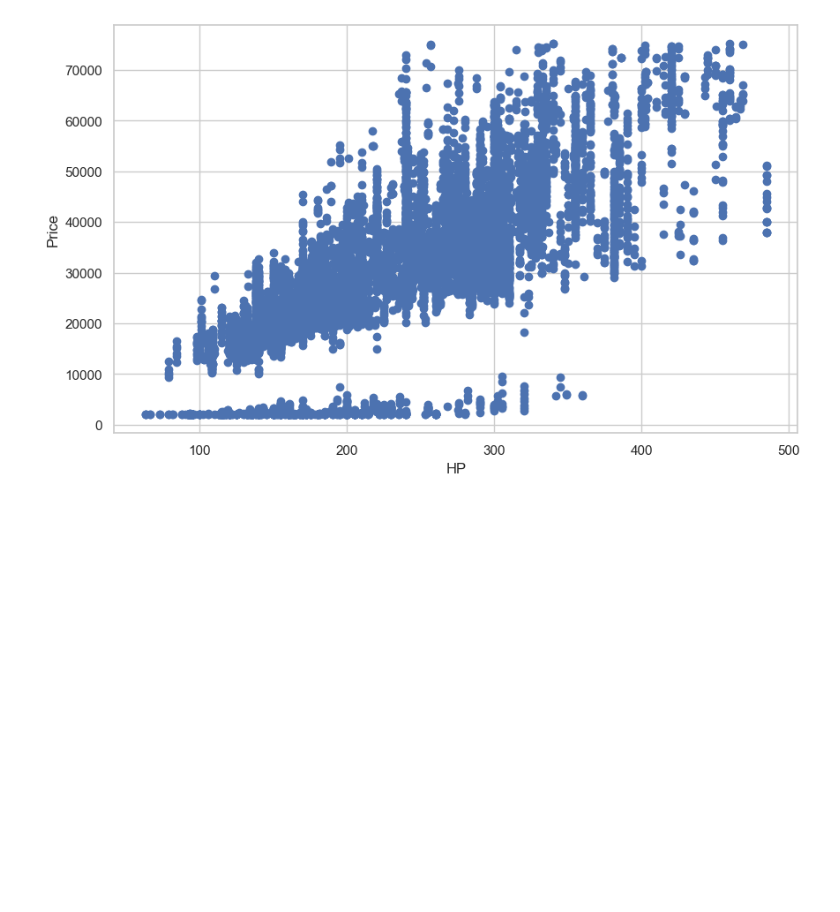
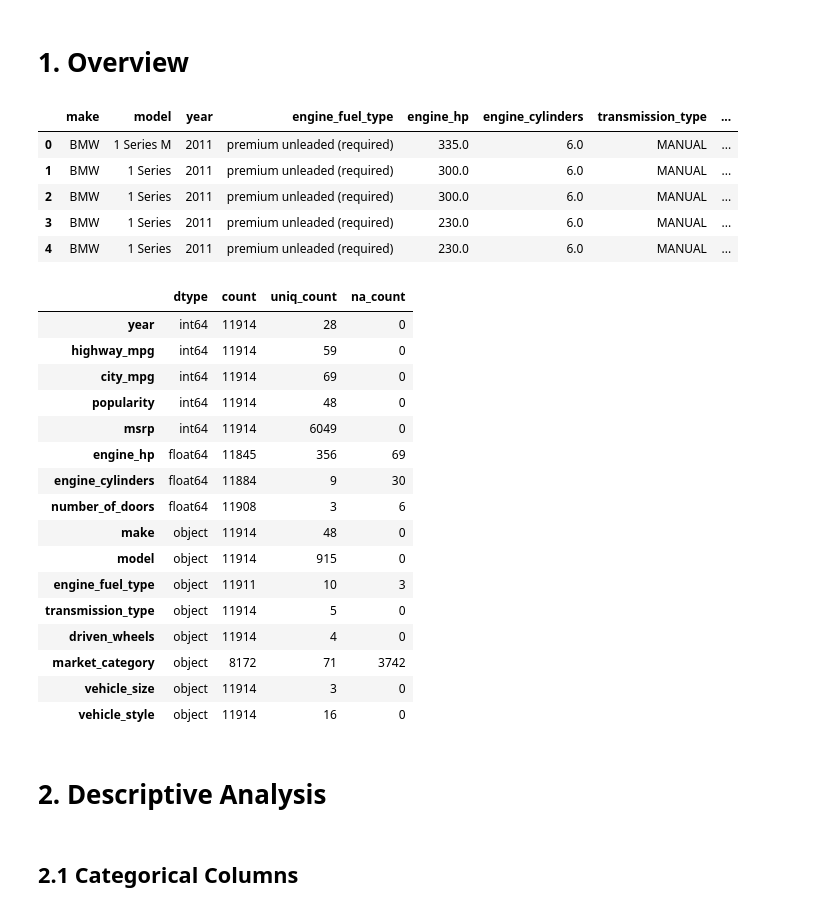
Before and after one commit to vncats/pylab, a Jupyter notebook: demo.ipynb, the cells around one changed output. Drawn from its saved outputs; the diff is of its cells as text; code cells hidden in the pictures; blank space fills up the shorter version.

```diff
--- a/demo.ipynb
+++ b/demo.ipynb
@@ -252,8 +1,55 @@ c
-# %%
-fig, ax = plt.subplots(figsize=(10,6))
-ax.scatter(df_nums['HP'], df_nums['Price'])
-ax.set_xlabel('HP')
-ax.set_ylabel('Price')
-plt.show()
-# %% [output]
-[figure, removed]
+# %% [markdown]
+# 1. Overview
+# %%
+import pandas as pd
+import matplotlib.pyplot as plt
+import seaborn as sns
+
+df = pd.read_csv("data.csv")
+# Normalize column names to snake_case
+df.columns = (
+    df.columns
+      .str.strip()
+      .str.replace(r'([a-z0-9])([A-Z])', r'\1_\2', regex=True)
+      .str.replace(r'[^0-9a-zA-Z]+', '_', regex=True)
+      .str.strip('_')
+      .str.lower()
+)
+df.head(5)
+# %% [output]
+|  | make | model | year | engine_fuel_type | engine_hp | engine_cylinders | transmission_type | ... |
+| 0 | BMW | 1 Series M | 2011 | premium unleaded (required) | 335.0 | 6.0 | MANUAL | ... |
+| 1 | BMW | 1 Series | 2011 | premium unleaded (required) | 300.0 | 6.0 | MANUAL | ... |
+| 2 | BMW | 1 Series | 2011 | premium unleaded (required) | 300.0 | 6.0 | MANUAL | ... |
+| 3 | BMW | 1 Series | 2011 | premium unleaded (required) | 230.0 | 6.0 | MANUAL | ... |
+| 4 | BMW | 1 Series | 2011 | premium unleaded (required) | 230.0 | 6.0 | MANUAL | ... |
+# %%
+spec = pd.DataFrame(df.dtypes)
+spec = spec.rename(columns={0: "dtype"})
+spec["count"]=df.count()
+spec["uniq_count"]=df.nunique()
+spec["na_count"]=df.isnull().sum()
+spec = spec.sort_values(by="dtype")
+spec
+# %% [output]
+|  | dtype | count | uniq_count | na_count |
+| year | int64 | 11914 | 28 | 0 |
+| highway_mpg | int64 | 11914 | 59 | 0 |
+| city_mpg | int64 | 11914 | 69 | 0 |
+| popularity | int64 | 11914 | 48 | 0 |
+| msrp | int64 | 11914 | 6049 | 0 |
+| engine_hp | float64 | 11845 | 356 | 69 |
+| engine_cylinders | float64 | 11884 | 9 | 30 |
+| number_of_doors | float64 | 11908 | 3 | 6 |
+| make | object | 11914 | 48 | 0 |
+| model | object | 11914 | 915 | 0 |
+| engine_fuel_type | object | 11911 | 10 | 3 |
+| transmission_type | object | 11914 | 5 | 0 |
+| driven_wheels | object | 11914 | 4 | 0 |
+| market_category | object | 8172 | 71 | 3742 |
+| vehicle_size | object | 11914 | 3 | 0 |
+| vehicle_style | object | 11914 | 16 | 0 |
+# %% [markdown]
+# 2. Descriptive Analysis
+# %% [markdown]
+## 2.1 Categorical Columns
```
Also changed, not shown: parts of 31 cells of this notebook.
